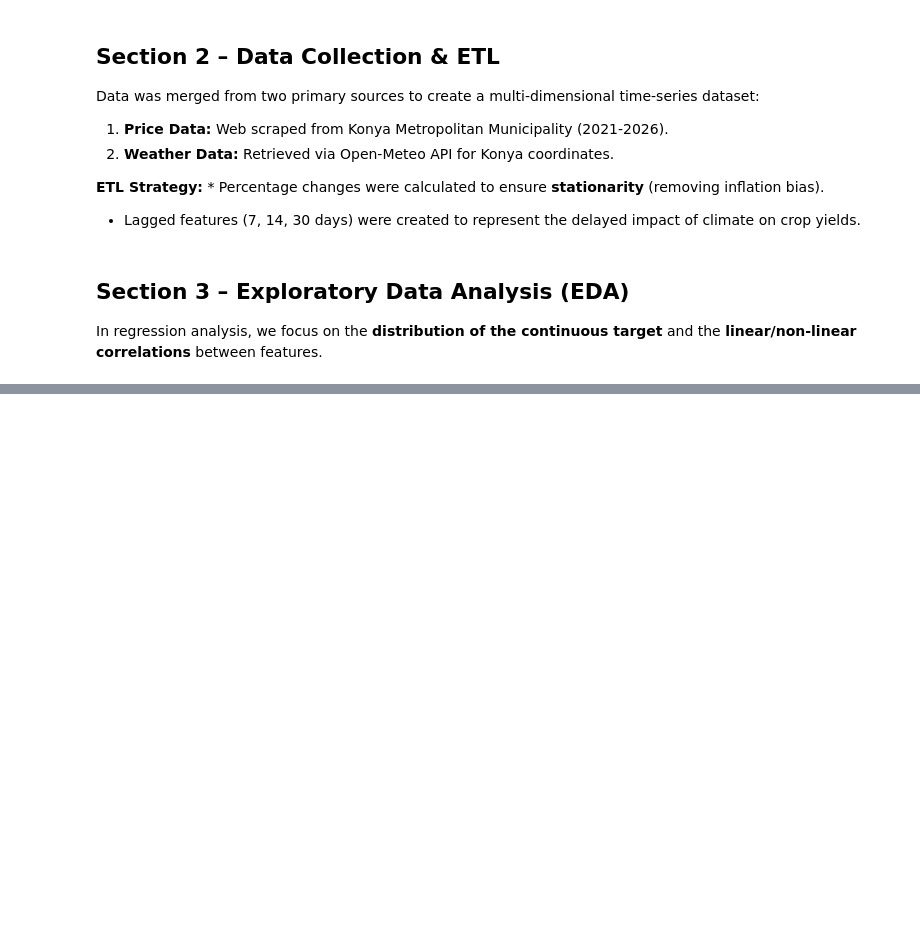
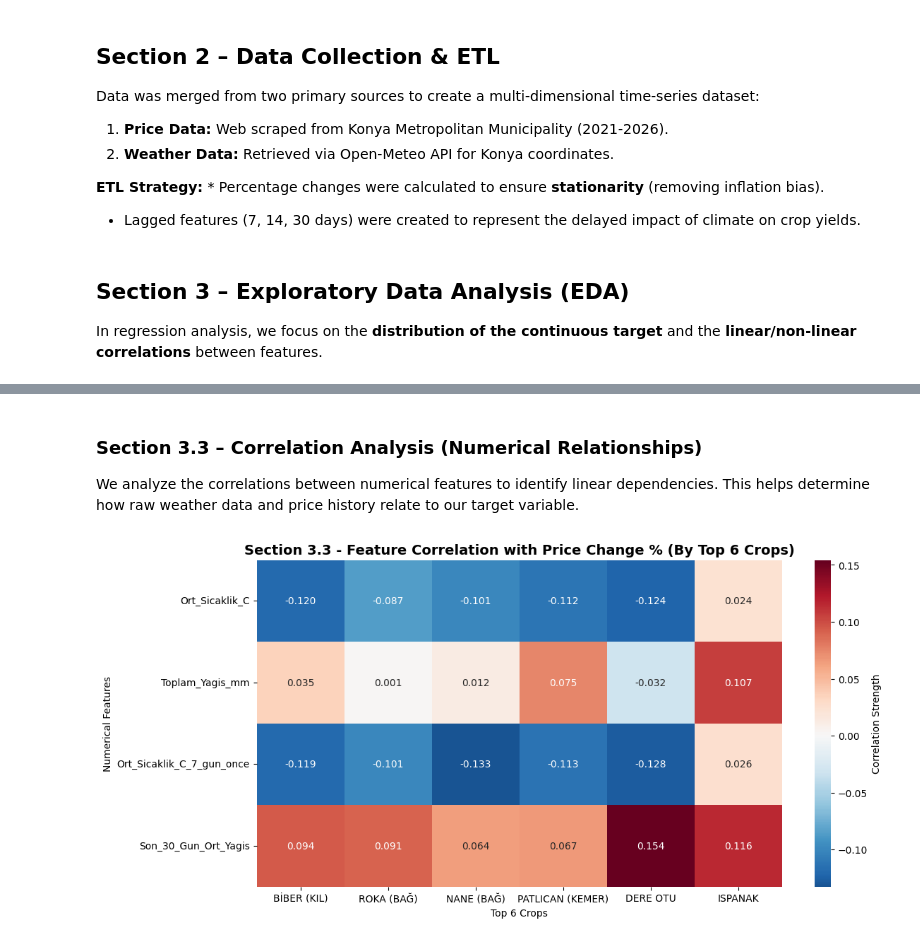
Before and after one commit to ismethakanaydogmus/konya-agriculture-price-predictor, a Jupyter notebook: Konya_Agriculture_EDA_and_Modeling.ipynb, the cells around one changed output, grey strips where cells are left out. Drawn from its saved outputs; the diff is of its cells as text; code cells hidden in the pictures; blank space fills up the shorter version.

```diff
--- a/Konya_Agriculture_EDA_and_Modeling.ipynb
+++ b/Konya_Agriculture_EDA_and_Modeling.ipynb
@@ -124,0 +163,38 @@ Final feature count for regression: 23
+# %% [markdown]
+### Section 3.3 – Correlation Analysis (Numerical Relationships)
+
+We analyze the correlations between numerical features to identify linear dependencies. This helps determine how raw weather data and price history relate to our target variable.
+# %%
+# —— Section 3.3: Crop-Specific Correlation Analysis ——
+# Gürültüyü önlemek ve Simpson Paradoksunu aşmak için korelasyonu ürün bazlı inceliyoruz.
+
+# Sadece hedef değişkenle (Fiyat Değişim Yüzdesi) olan ilişkilere odaklanacağız
+target_col = 'Fiyat_Degisim_Yuzdesi'
+numeric_cols = ['Ort_Sicaklik_C', 'Toplam_Yagis_mm', 'Ort_Sicaklik_C_7_gun_once', 'Son_30_Gun_Ort_Yagis']
+
+# En çok verisi olan ilk 6 ürünü seçiyoruz (Metodolojik tutarlılık için)
+top_6_crops = df['Ürün Adı'].value_counts().nlargest(6).index.tolist()
+
+crop_correlations = {}
+
+for crop in top_6_crops:
+    subset = df[df['Ürün Adı'] == crop]
+    # Sadece sayısal sütunlar ve hedef değişken
+    subset_numeric = subset[numeric_cols + [target_col]]
+
+    # Hedef değişkenle olan korelasyonu hesapla ve kaydet
+    corr_with_target = subset_numeric.corr()[target_col].drop(target_col)
+    crop_correlations[crop] = corr_with_target
+
+# Sözlüğü DataFrame'e çevir
+corr_df = pd.DataFrame(crop_correlations)
+
+# Görselleştirme (6 ürünün sığması için genişliği 12 yaptık)
+plt.figure(figsize=(12, 6))
+sns.heatmap(corr_df, annot=True, cmap='RdBu_r', center=0, fmt=".3f", cbar_kws={'label': 'Correlation Strength'})
+plt.title('Section 3.3 - Feature Correlation with Price Change % (By Top 6 Crops)', fontweight='bold', fontsize=14)
+plt.ylabel('Numerical Features')
+plt.xlabel('Top 6 Crops')
+plt.show()
+# %% [output]
+[figure, added]
```
Also changed, not shown: parts of 37 cells of this notebook.
